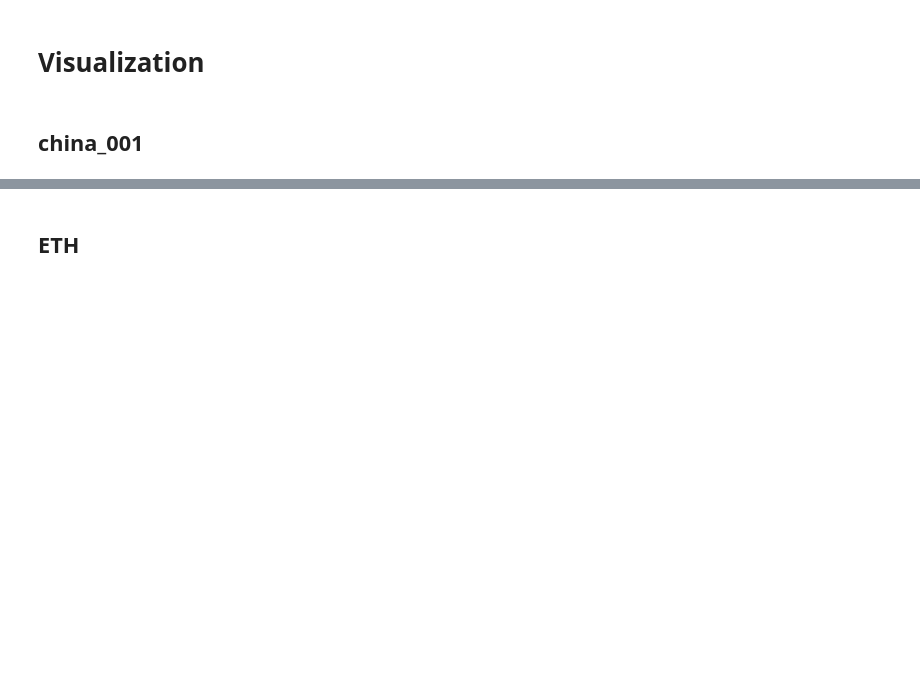
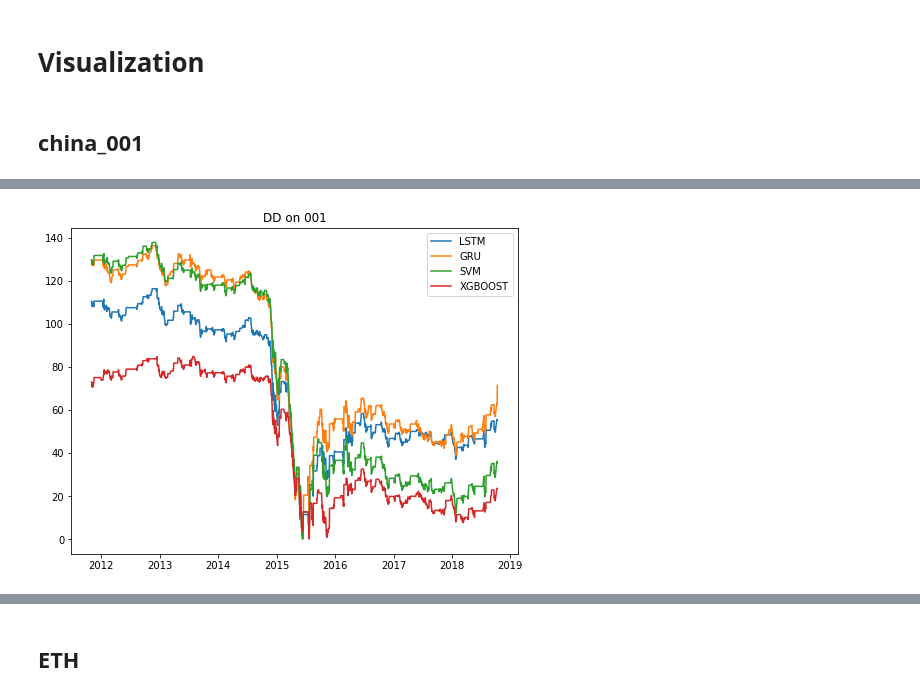
Before and after one commit to fshnkarimi/Labeling, a Jupyter notebook: Buy&Hold.ipynb, the cells around one changed output, grey strips where cells are left out. Saved outputs shown, nothing was run; the diff lists cells and outputs as text; code cells hidden in the pictures; blank space fills up the shorter version.

```diff
--- a/Buy&Hold.ipynb
+++ b/Buy&Hold.ipynb
@@ -495,2 +1606,19 @@ import pandas as pd
+# %%
+def visualize_dd(df_dict, dataset_name, is_beta=False):
+    date_list = []
+    methods = ['lstm', 'gru', 'svm', 'lr', 'xgboost']
+    date_key = 'lstm_' + dataset_name + '_metrics'
+    for date in df_dict[date_key].Date:
+        date_list.append(parser.parse(date))
+    plt.figure(figsize=(8, 6))
+    for method in methods:
+        key = method + '_' + dataset_name + '_metrics'
+        if is_beta:
+            method = method + ' beta'
+        plt.plot(date_list, df_dict[key].DD, label = method.upper())
+    title = 'DD on '+ dataset_name
+    plt.title(title)
+    plt.legend()
+    plt.show()
 # %% [markdown]
 ## china_001
@@ -584,0 +1629,4 @@ plt.show()
+# %%
+visualize_dd(df_dict, '001')
+# %% [output]
+[figure, added]
```
Also changed, not shown: parts of 203 cells of this notebook.
